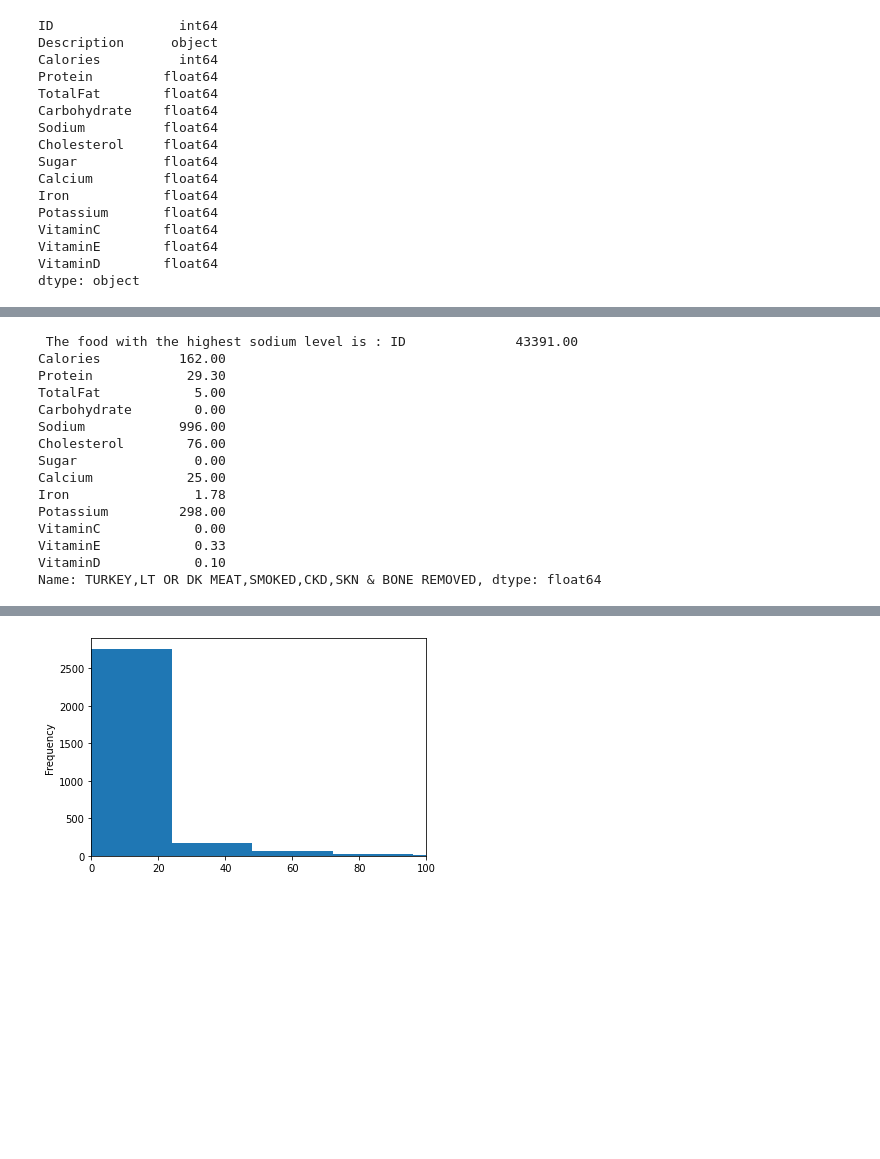
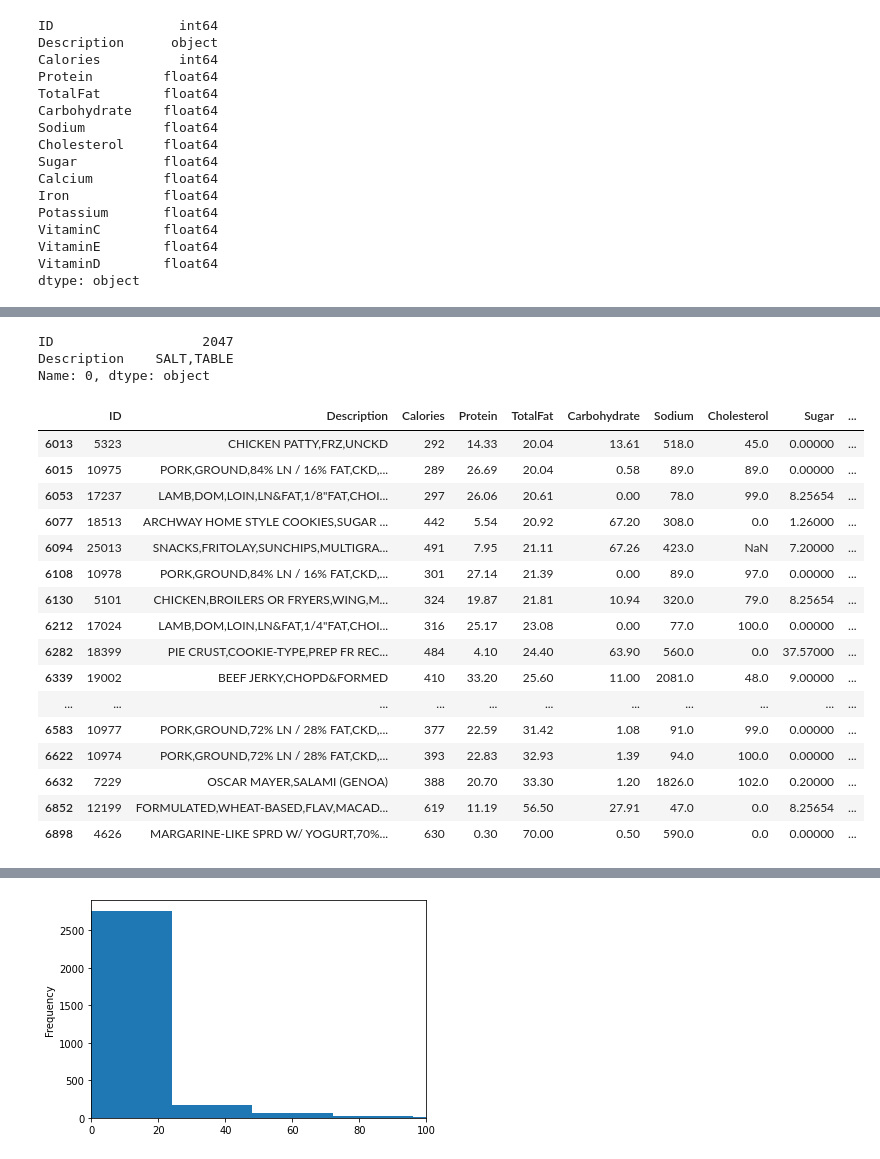
Before and after one commit to obeabi/Assignments, a Jupyter notebook: AbiolData_Scientist_Python_Excercise_your_name.ipynb, the cells around one changed output, grey strips where cells are left out. Saved outputs shown, nothing was run; the diff lists cells and outputs as text; code cells hidden in the pictures; blank space fills up the shorter version.

```diff
--- a/AbiolData_Scientist_Python_Excercise_your_name.ipynb
+++ b/AbiolData_Scientist_Python_Excercise_your_name.ipynb
@@ -141,26 +221,31 @@ USDAclean.head()
 # %%
 # 8. Which food has the highest sodium level?
 USDA_new = USDAclean.copy()
-USDA_new.set_index('Description', inplace= True)
-ID = np.argmax(USDA_new['Sodium'].values)
-
-print(" The food with the highest sodium level is :", USDA_new.iloc[ID])
+USDA.iloc[np.argmax(USDA_new['Sodium']),:2]
 # %% [output]
- The food with the highest sodium level is : ID              43391.00
-Calories          162.00
-Protein            29.30
-TotalFat            5.00
-Carbohydrate        0.00
-Sodium            996.00
-Cholesterol        76.00
-Sugar               0.00
-Calcium            25.00
-Iron                1.78
-Potassium         298.00
-VitaminC            0.00
-VitaminE            0.33
-VitaminD            0.10
-Name: TURKEY,LT OR DK MEAT,SMOKED,CKD,SKN & BONE REMOVED, dtype: float64
+ID                   2047
+Description    SALT,TABLE
+Name: 0, dtype: object
+# %%
+USDA[(USDA['Calcium']== 20) & (USDA['Calories']>= 50) & (USDA.TotalFat >= 20)]
+# %% [output]
+|  | ID | Description | Calories | Protein | TotalFat | Carbohydrate | Sodium | Cholesterol | Sugar | ... |
+| 6013 | 5323 | CHICKEN PATTY,FRZ,UNCKD | 292 | 14.33 | 20.04 | 13.61 | 518.0 | 45.0 | 0.00000 | ... |
+| 6015 | 10975 | PORK,GROUND,84% LN / 16% FAT,CKD,... | 289 | 26.69 | 20.04 | 0.58 | 89.0 | 89.0 | 0.00000 | ... |
+| 6053 | 17237 | LAMB,DOM,LOIN,LN&FAT,1/8"FAT,CHOI... | 297 | 26.06 | 20.61 | 0.00 | 78.0 | 99.0 | 8.25654 | ... |
+| 6077 | 18513 | ARCHWAY HOME STYLE COOKIES,SUGAR ... | 442 | 5.54 | 20.92 | 67.20 | 308.0 | 0.0 | 1.26000 | ... |
+| 6094 | 25013 | SNACKS,FRITOLAY,SUNCHIPS,MULTIGRA... | 491 | 7.95 | 21.11 | 67.26 | 423.0 | NaN | 7.20000 | ... |
+| 6108 | 10978 | PORK,GROUND,84% LN / 16% FAT,CKD,... | 301 | 27.14 | 21.39 | 0.00 | 89.0 | 97.0 | 0.00000 | ... |
+| 6130 | 5101 | CHICKEN,BROILERS OR FRYERS,WING,M... | 324 | 19.87 | 21.81 | 10.94 | 320.0 | 79.0 | 8.25654 | ... |
+| 6212 | 17024 | LAMB,DOM,LOIN,LN&FAT,1/4"FAT,CHOI... | 316 | 25.17 | 23.08 | 0.00 | 77.0 | 100.0 | 0.00000 | ... |
+| 6282 | 18399 | PIE CRUST,COOKIE-TYPE,PREP FR REC... | 484 | 4.10 | 24.40 | 63.90 | 560.0 | 0.0 | 37.57000 | ... |
+| 6339 | 19002 | BEEF JERKY,CHOPD&FORMED | 410 | 33.20 | 25.60 | 11.00 | 2081.0 | 48.0 | 9.00000 | ... |
+| ... | ... | ... | ... | ... | ... | ... | ... | ... | ... | ... |
+| 6583 | 10977 | PORK,GROUND,72% LN / 28% FAT,CKD,... | 377 | 22.59 | 31.42 | 1.08 | 91.0 | 99.0 | 0.00000 | ... |
+| 6622 | 10974 | PORK,GROUND,72% LN / 28% FAT,CKD,... | 393 | 22.83 | 32.93 | 1.39 | 94.0 | 100.0 | 0.00000 | ... |
+| 6632 | 7229 | OSCAR MAYER,SALAMI (GENOA) | 388 | 20.70 | 33.30 | 1.20 | 1826.0 | 102.0 | 0.20000 | ... |
+| 6852 | 12199 | FORMULATED,WHEAT-BASED,FLAV,MACAD... | 619 | 11.19 | 56.50 | 27.91 | 47.0 | 0.0 | 8.25654 | ... |
+| 6898 | 4626 | MARGARINE-LIKE SPRD W/ YOGURT,70%... | 630 | 0.30 | 70.00 | 0.50 | 590.0 | 0.0 | 0.00000 | ... |
 # %%
 # 9. Create a scatter plot using Protein and Fat, with the plot title “Fat vs Protein”, labeling the axes “Fat” and “Protein”, and making the data points red.
 
```
Also changed, not shown: parts of 14 cells of this notebook.
